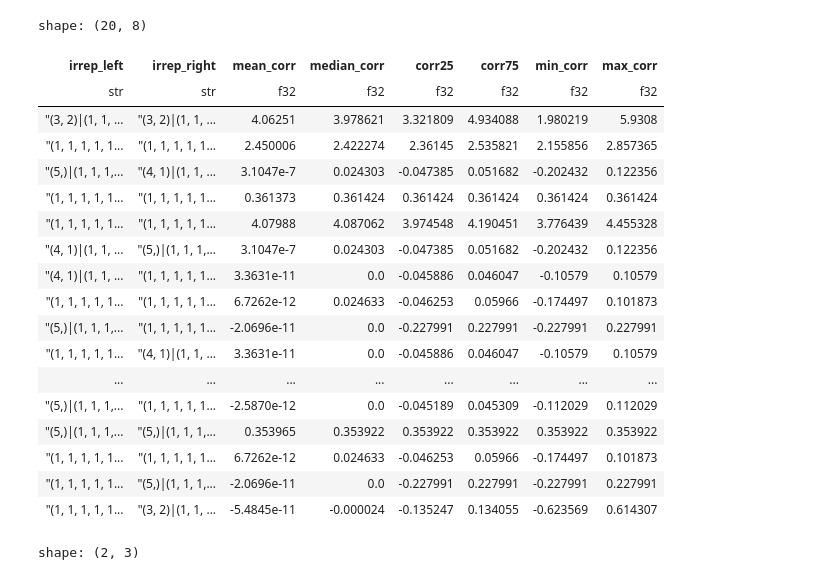
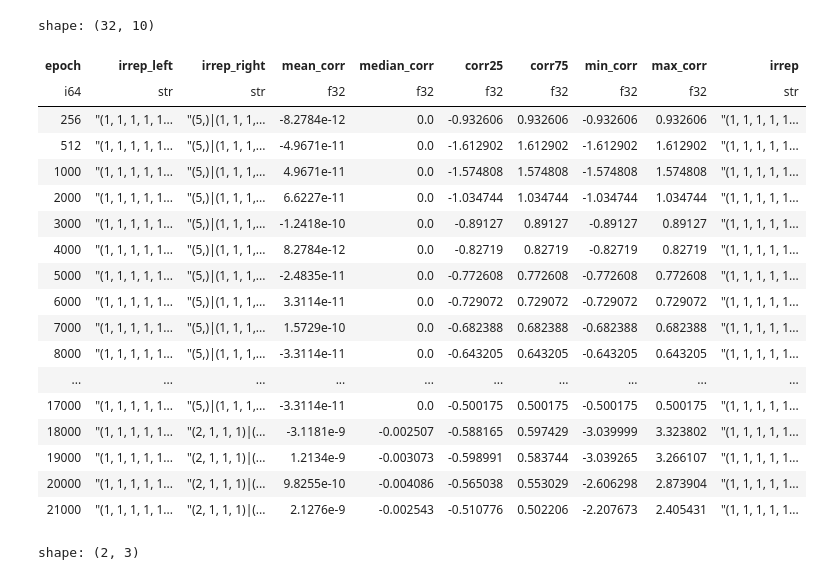
Before and after one commit to dashstander/sn-grok, a Jupyter notebook: power_analysis.ipynb, the cells around one changed output. Drawn from its saved outputs; the diff is of its cells as text; code cells hidden in the pictures.

Commit message:
make the data
Signed-off-by: Dashiell Stander <dstander@protonmail.com>

```diff
--- a/power_analysis.ipynb
+++ b/power_analysis.ipynb
@@ -256,6 +249,7 @@ runs = [
 ckpt_dir = Path('checkpoints')
 print(ckpt_dir.exists())
 for run in runs:
-    rank_training_plot(run, ckpt_dir)
+    pass
+    #rank_training_plot(run, ckpt_dir)
 # %% [output]
 True
@@ -331 +302,4 @@ NameError: name 'linear_ft_decomp' is not defined
+# %%
+epochs = [0, 2, 4, 8, 16, 32, 64, 128, 256, 512]
+epochs += list(range(1000, 25000, 1000))
 # %%
@@ -347,2 +344,22 @@ cov_data = get_cov_df(all_covs)
+# %%
+all_data = pl.concat(all_data, how='vertical')
 # %%
-cov_data = cov_data.lazy()
+from plotnine import scale_color_discrete, scale_color_continuous
+
+df = (all_data
+      .filter(pl.col('irrep_left') != pl.col('irrep_right'))
+      .filter((pl.col('corr75') > 0.1) | (pl.col('corr25') < -0.1))
+      .with_columns((pl.col('irrep_left') + '||' + pl.col('irrep_right')).alias('irrep'))
+)
+
+
+
+(
+    ggplot(
+        df,
+        aes(x='epoch', y='median_corr', fill='irrep', color='irrep')
+    )
+    + geom_line()
+    + geom_ribbon(aes(ymin='corr25', ymax='corr75', fill='irrep'), alpha=0.3)
+
+)
@@ -353,36 +369,25 @@ cov_data
 # %%
-(cov_data
- #.filter(pl.col('irrep_left').is_in(irreps) & pl.col('irrep_right').is_in(irreps))
- .groupby(['irrep_left', 'irrep_right'])
- .agg([
-     pl.col('value').mean().alias('mean_corr'),
-     pl.col('value').median().alias('median_corr'),
-     pl.col('value').quantile(0.25).alias('corr25'),
-     pl.col('value').quantile(0.75).alias('corr75'),
-     pl.col('value').min().alias('min_corr'),
-     pl.col('value').max().alias('max_corr')
- ]).filter((pl.col('max_corr') > 0.1) | (pl.col('min_corr') < -0.1))
-).collect()
+df.sort(['epoch', 'corr25']).filter((pl.col('corr75') > 0.5) | (pl.col('corr25') < -0.5))
 # %% [output]
-shape: (20, 8)
+shape: (32, 10)
-| irrep_left | irrep_right | mean_corr | median_corr | corr25 | corr75 | min_corr | max_corr |
-| str | str | f32 | f32 | f32 | f32 | f32 | f32 |
-| "(3, 2)|(1, 1, ... | "(3, 2)|(1, 1, ... | 4.06251 | 3.978621 | 3.321809 | 4.934088 | 1.980219 | 5.9308 |
-| "(1, 1, 1, 1, 1... | "(1, 1, 1, 1, 1... | 2.450006 | 2.422274 | 2.36145 | 2.535821 | 2.155856 | 2.857365 |
-| "(5,)|(1, 1, 1,... | "(4, 1)|(1, 1, ... | 3.1047e-7 | 0.024303 | -0.047385 | 0.051682 | -0.202432 | 0.122356 |
-| "(1, 1, 1, 1, 1... | "(1, 1, 1, 1, 1... | 0.361373 | 0.361424 | 0.361424 | 0.361424 | 0.361424 | 0.361424 |
-| "(1, 1, 1, 1, 1... | "(1, 1, 1, 1, 1... | 4.07988 | 4.087062 | 3.974548 | 4.190451 | 3.776439 | 4.455328 |
-| "(4, 1)|(1, 1, ... | "(5,)|(1, 1, 1,... | 3.1047e-7 | 0.024303 | -0.047385 | 0.051682 | -0.202432 | 0.122356 |
-| "(4, 1)|(1, 1, ... | "(1, 1, 1, 1, 1... | 3.3631e-11 | 0.0 | -0.045886 | 0.046047 | -0.10579 | 0.10579 |
-| "(1, 1, 1, 1, 1... | "(1, 1, 1, 1, 1... | 6.7262e-12 | 0.024633 | -0.046253 | 0.05966 | -0.174497 | 0.101873 |
-| "(5,)|(1, 1, 1,... | "(1, 1, 1, 1, 1... | -2.0696e-11 | 0.0 | -0.227991 | 0.227991 | -0.227991 | 0.227991 |
-| "(1, 1, 1, 1, 1... | "(4, 1)|(1, 1, ... | 3.3631e-11 | 0.0 | -0.045886 | 0.046047 | -0.10579 | 0.10579 |
-| ... | ... | ... | ... | ... | ... | ... | ... |
-| "(5,)|(1, 1, 1,... | "(1, 1, 1, 1, 1... | -2.5870e-12 | 0.0 | -0.045189 | 0.045309 | -0.112029 | 0.112029 |
-| "(5,)|(1, 1, 1,... | "(5,)|(1, 1, 1,... | 0.353965 | 0.353922 | 0.353922 | 0.353922 | 0.353922 | 0.353922 |
-| "(1, 1, 1, 1, 1... | "(1, 1, 1, 1, 1... | 6.7262e-12 | 0.024633 | -0.046253 | 0.05966 | -0.174497 | 0.101873 |
-| "(1, 1, 1, 1, 1... | "(5,)|(1, 1, 1,... | -2.0696e-11 | 0.0 | -0.227991 | 0.227991 | -0.227991 | 0.227991 |
-| "(1, 1, 1, 1, 1... | "(3, 2)|(1, 1, ... | -5.4845e-11 | -0.000024 | -0.135247 | 0.134055 | -0.623569 | 0.614307 |
+| epoch | irrep_left | irrep_right | mean_corr | median_corr | corr25 | corr75 | min_corr | max_corr | irrep |
+| i64 | str | str | f32 | f32 | f32 | f32 | f32 | f32 | str |
+| 256 | "(1, 1, 1, 1, 1... | "(5,)|(1, 1, 1,... | -8.2784e-12 | 0.0 | -0.932606 | 0.932606 | -0.932606 | 0.932606 | "(1, 1, 1, 1, 1... |
+| 512 | "(1, 1, 1, 1, 1... | "(5,)|(1, 1, 1,... | -4.9671e-11 | 0.0 | -1.612902 | 1.612902 | -1.612902 | 1.612902 | "(1, 1, 1, 1, 1... |
+| 1000 | "(1, 1, 1, 1, 1... | "(5,)|(1, 1, 1,... | 4.9671e-11 | 0.0 | -1.574808 | 1.574808 | -1.574808 | 1.574808 | "(1, 1, 1, 1, 1... |
+| 2000 | "(1, 1, 1, 1, 1... | "(5,)|(1, 1, 1,... | 6.6227e-11 | 0.0 | -1.034744 | 1.034744 | -1.034744 | 1.034744 | "(1, 1, 1, 1, 1... |
+| 3000 | "(1, 1, 1, 1, 1... | "(5,)|(1, 1, 1,... | -1.2418e-10 | 0.0 | -0.89127 | 0.89127 | -0.89127 | 0.89127 | "(1, 1, 1, 1, 1... |
+| 4000 | "(1, 1, 1, 1, 1... | "(5,)|(1, 1, 1,... | 8.2784e-12 | 0.0 | -0.82719 | 0.82719 | -0.82719 | 0.82719 | "(1, 1, 1, 1, 1... |
+| 5000 | "(1, 1, 1, 1, 1... | "(5,)|(1, 1, 1,... | -2.4835e-11 | 0.0 | -0.772608 | 0.772608 | -0.772608 | 0.772608 | "(1, 1, 1, 1, 1... |
+| 6000 | "(1, 1, 1, 1, 1... | "(5,)|(1, 1, 1,... | 3.3114e-11 | 0.0 | -0.729072 | 0.729072 | -0.729072 | 0.729072 | "(1, 1, 1, 1, 1... |
+| 7000 | "(1, 1, 1, 1, 1... | "(5,)|(1, 1, 1,... | 1.5729e-10 | 0.0 | -0.682388 | 0.682388 | -0.682388 | 0.682388 | "(1, 1, 1, 1, 1... |
+| 8000 | "(1, 1, 1, 1, 1... | "(5,)|(1, 1, 1,... | -3.3114e-11 | 0.0 | -0.643205 | 0.643205 | -0.643205 | 0.643205 | "(1, 1, 1, 1, 1... |
+| ... | ... | ... | ... | ... | ... | ... | ... | ... | ... |
+| 17000 | "(1, 1, 1, 1, 1... | "(5,)|(1, 1, 1,... | -3.3114e-11 | 0.0 | -0.500175 | 0.500175 | -0.500175 | 0.500175 | "(1, 1, 1, 1, 1... |
+| 18000 | "(1, 1, 1, 1, 1... | "(2, 1, 1, 1)|(... | -3.1181e-9 | -0.002507 | -0.588165 | 0.597429 | -3.039999 | 3.323802 | "(1, 1, 1, 1, 1... |
+| 19000 | "(1, 1, 1, 1, 1... | "(2, 1, 1, 1)|(... | 1.2134e-9 | -0.003073 | -0.598991 | 0.583744 | -3.039265 | 3.266107 | "(1, 1, 1, 1, 1... |
+| 20000 | "(1, 1, 1, 1, 1... | "(2, 1, 1, 1)|(... | 9.8255e-10 | -0.004086 | -0.565038 | 0.553029 | -2.606298 | 2.873904 | "(1, 1, 1, 1, 1... |
+| 21000 | "(1, 1, 1, 1, 1... | "(2, 1, 1, 1)|(... | 2.1276e-9 | -0.002543 | -0.510776 | 0.502206 | -2.207673 | 2.405431 | "(1, 1, 1, 1, 1... |
 # %%
 cov_df = pl.DataFrame(torch.cov(linear_ft_decomp[532]).numpy(), schema=partition_pairs)
 cov_df.insert_at_idx(0, pl.Series('irrep_left', partition_pairs))
```
Also changed, not shown: parts of 6 cells of this notebook, 2 other files.
